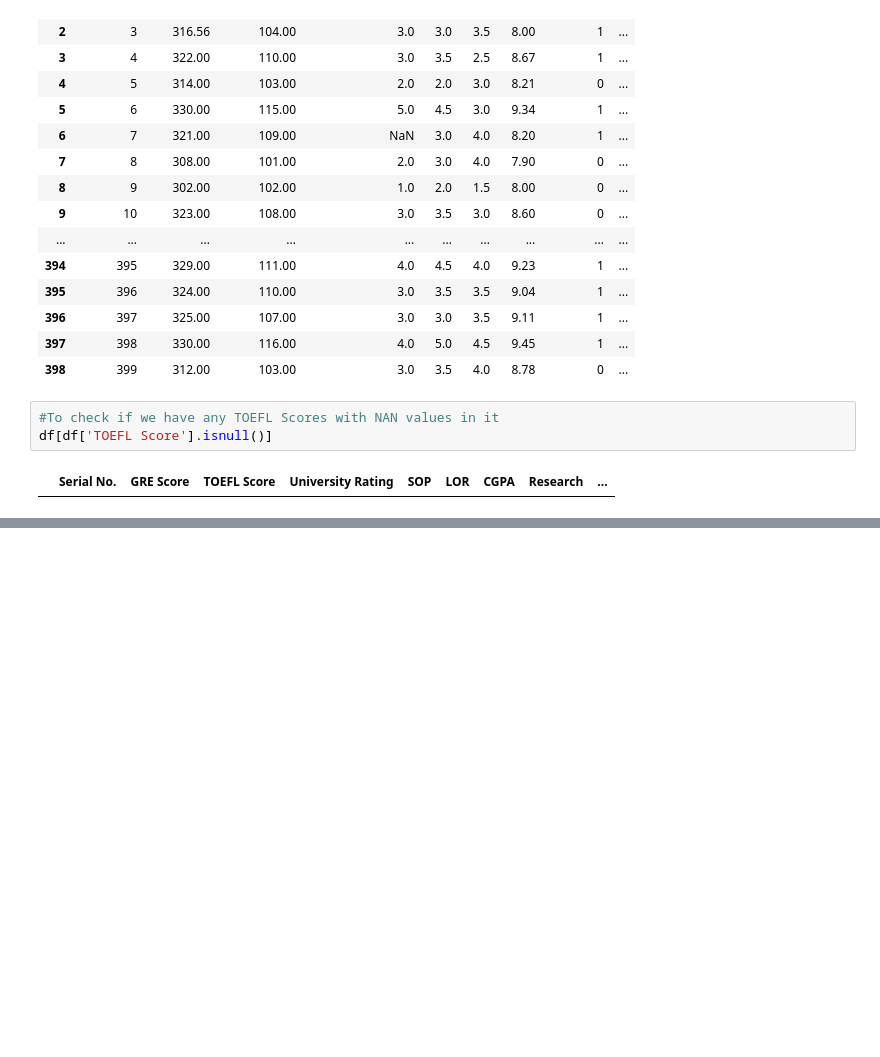
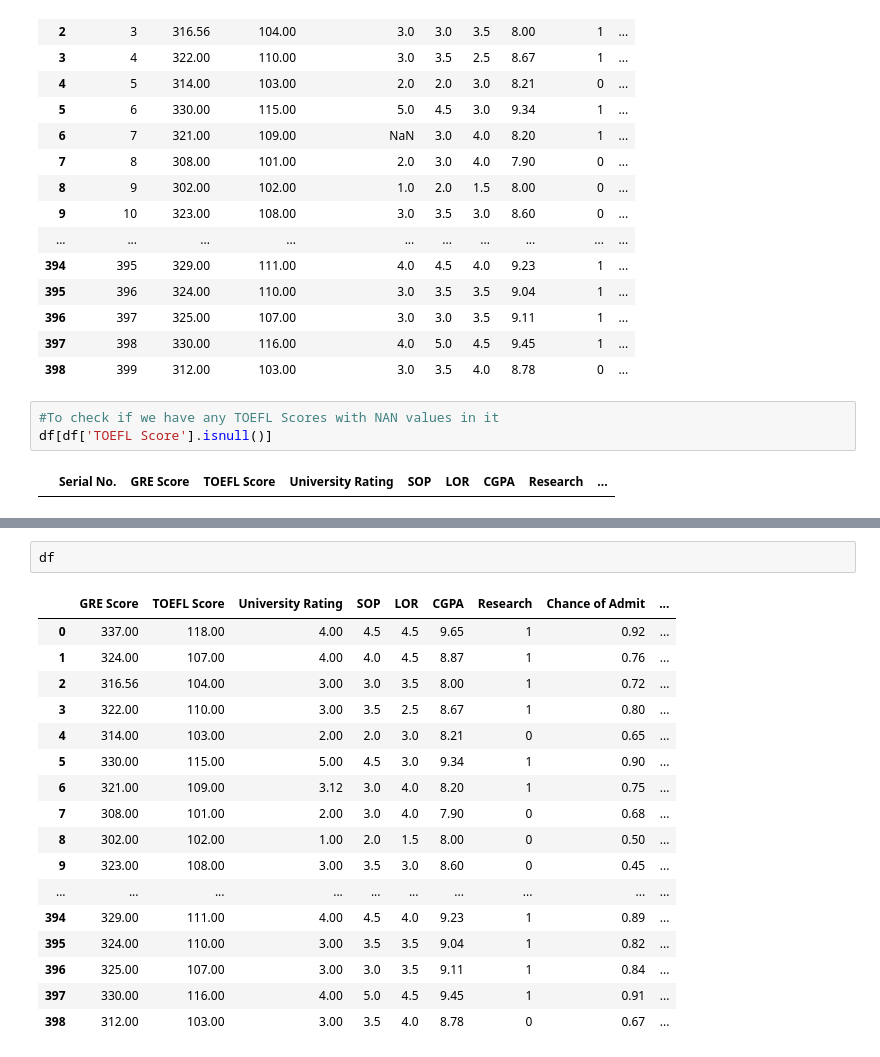
Before and after one commit to ravi0dubey/Linear_Regression_Admission_Prediction, a Jupyter notebook: Linear Regression Model for Admission Prediction.ipynb, the cells around one changed output, grey strips where cells are left out. Drawn from its saved outputs; the diff is of its cells as text; blank space fills up the shorter version.

```diff
--- a/Linear Regression Model for Admission Prediction.ipynb
+++ b/Linear Regression Model for Admission Prediction.ipynb
@@ -243,0 +294,20 @@ df[df['TOEFL Score'].isnull()]
+# %%
+df
+# %% [output]
+|  | GRE Score | TOEFL Score | University Rating | SOP | LOR | CGPA | Research | Chance of Admit | ... |
+| 0 | 337.00 | 118.00 | 4.00 | 4.5 | 4.5 | 9.65 | 1 | 0.92 | ... |
+| 1 | 324.00 | 107.00 | 4.00 | 4.0 | 4.5 | 8.87 | 1 | 0.76 | ... |
+| 2 | 316.56 | 104.00 | 3.00 | 3.0 | 3.5 | 8.00 | 1 | 0.72 | ... |
+| 3 | 322.00 | 110.00 | 3.00 | 3.5 | 2.5 | 8.67 | 1 | 0.80 | ... |
+| 4 | 314.00 | 103.00 | 2.00 | 2.0 | 3.0 | 8.21 | 0 | 0.65 | ... |
+| 5 | 330.00 | 115.00 | 5.00 | 4.5 | 3.0 | 9.34 | 1 | 0.90 | ... |
+| 6 | 321.00 | 109.00 | 3.12 | 3.0 | 4.0 | 8.20 | 1 | 0.75 | ... |
+| 7 | 308.00 | 101.00 | 2.00 | 3.0 | 4.0 | 7.90 | 0 | 0.68 | ... |
+| 8 | 302.00 | 102.00 | 1.00 | 2.0 | 1.5 | 8.00 | 0 | 0.50 | ... |
+| 9 | 323.00 | 108.00 | 3.00 | 3.5 | 3.0 | 8.60 | 0 | 0.45 | ... |
+| ... | ... | ... | ... | ... | ... | ... | ... | ... | ... |
+| 394 | 329.00 | 111.00 | 4.00 | 4.5 | 4.0 | 9.23 | 1 | 0.89 | ... |
+| 395 | 324.00 | 110.00 | 3.00 | 3.5 | 3.5 | 9.04 | 1 | 0.82 | ... |
+| 396 | 325.00 | 107.00 | 3.00 | 3.0 | 3.5 | 9.11 | 1 | 0.84 | ... |
+| 397 | 330.00 | 116.00 | 4.00 | 5.0 | 4.5 | 9.45 | 1 | 0.91 | ... |
+| 398 | 312.00 | 103.00 | 3.00 | 3.5 | 4.0 | 8.78 | 0 | 0.67 | ... |
```
Also changed, not shown: parts of 7 cells of this notebook.
